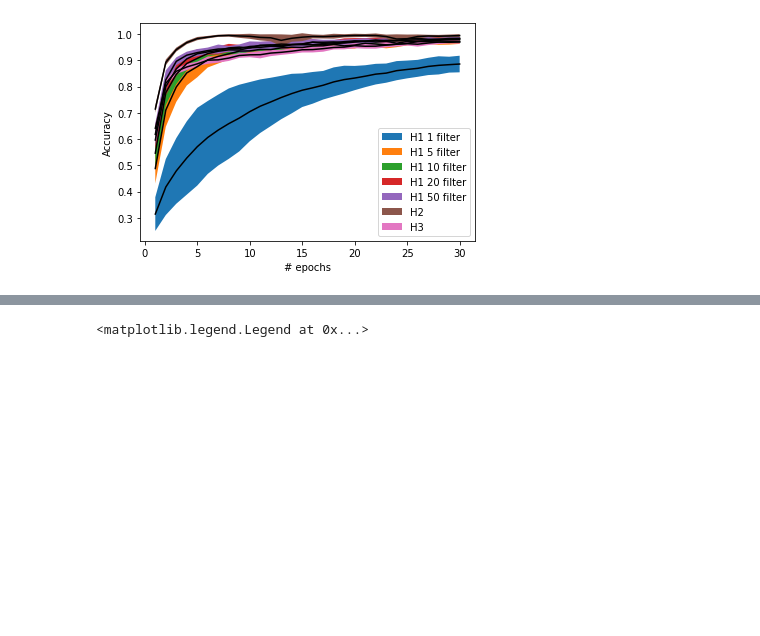
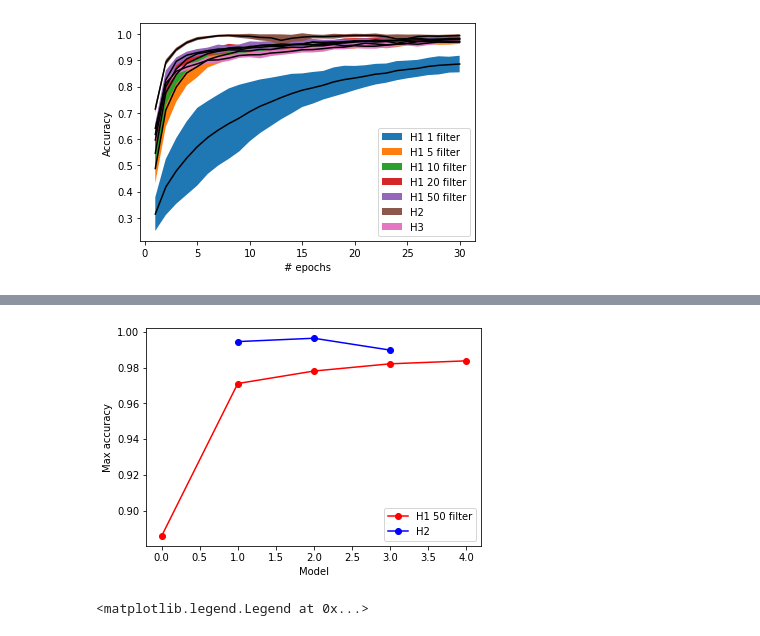
Before and after one commit to vutuanhai237/DynamicQNN, a Jupyter notebook: codes/plt_baseline.ipynb, the cells around one changed output, grey strips where cells are left out. Drawn from its saved outputs; the diff is of its cells as text; code cells hidden in the pictures; blank space fills up the shorter version.

```diff
--- a/codes/plt_baseline.ipynb
+++ b/codes/plt_baseline.ipynb
@@ -62,3 +65,30 @@ plt.legend()
+# %%
+filters = [1, 5, 10, 20, 50]
+i = 0
+accuracies_h1, accuracies_h2 = [], []
+for num_filter in filters:
+    accs_h1 = np.asarray(np.loadtxt('exps_mnist/h1_' + str(num_filter) + 'filter/h1history_accuracy.txt'))
+    accuracies_h1.append(np.max(np.mean(accs_h1, axis = 0)))
+
+plt.plot(range(0, len(filters)), accuracies_h1, '-ro', label = 'H1 ' + str(num_filter) +' filter')
+
+accs_h2_2 = np.asarray(np.loadtxt('exps_mnist/h2_2x2filter/h2history_accuracy.txt'))
+accs_h2_4_quanv = np.asarray(np.loadtxt('exps_mnist/h2_4x4filter_quanv/h2history_accuracy.txt'))
+accs_h2_4_quanv2 = np.asarray(np.loadtxt('exps_mnist/h2_4x4filter_quanv2/h2history_accuracy.txt'))
+accuracies_h2.append(np.max(np.mean(accs_h2_2, axis = 0)))
+accuracies_h2.append(np.max(np.mean(accs_h2_4_quanv, axis = 0)))
+accuracies_h2.append(np.max(np.mean(accs_h2_4_quanv2, axis = 0)))
+
+plt.plot(range(1, 4), accuracies_h2, '-bo', label = 'H2')
+
+# accs_h3 = np.asarray(np.loadtxt('exps_mnist/h3/h3history_accuracy.txt'))
+# plt.plot(range(1, 101), np.mean(accs_h3, axis = 0), label = 'H3')
+plt.xlabel('Model')
+plt.ylabel('Max accuracy')
+plt.legend()
+plt.show()
+# %% [output]
+[figure, added]
 # %%
 filters = [1, 5, 10, 20, 50]
 
```
Also changed, not shown: parts of 2 cells of this notebook, 11 other files.
